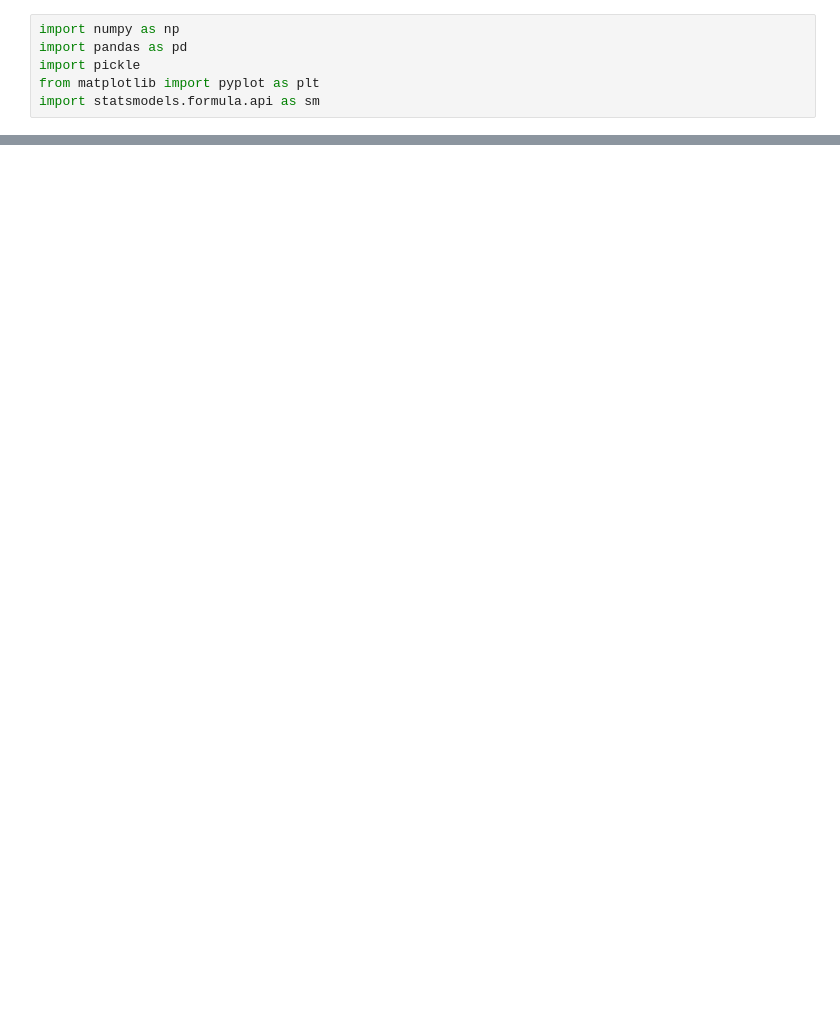
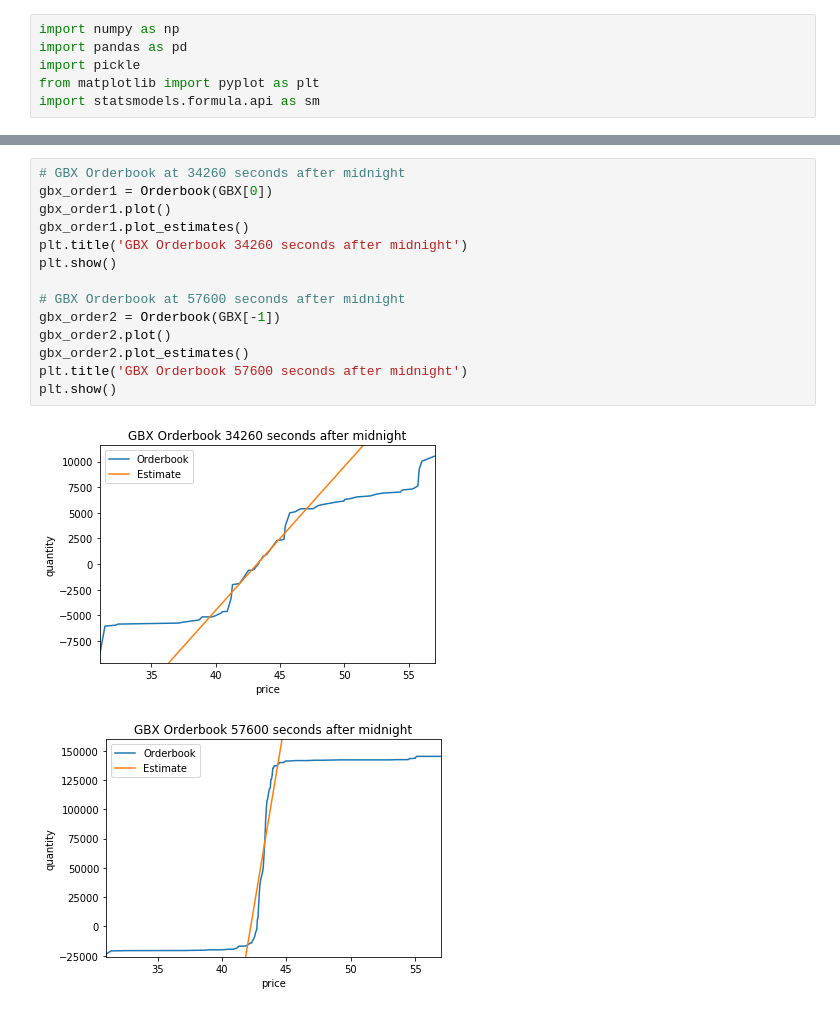
Before and after one commit to reikolaski/BootCamp2018, a Jupyter notebook: ProbSets/Econ/ProbSet6/Orderbooks.ipynb, the cells around one changed output, grey strips where cells are left out. Saved outputs shown, nothing was run; the diff lists cells and outputs as text; blank space fills up the shorter version.

```diff
--- a/ProbSets/Econ/ProbSet6/Orderbooks.ipynb
+++ b/ProbSets/Econ/ProbSet6/Orderbooks.ipynb
@@ -69,0 +103,17 @@ plt.show()
+# %%
+# GBX Orderbook at 34260 seconds after midnight
+gbx_order1 = Orderbook(GBX[0])
+gbx_order1.plot()
+gbx_order1.plot_estimates()
+plt.title('GBX Orderbook 34260 seconds after midnight')
+plt.show()
+
+# GBX Orderbook at 57600 seconds after midnight
+gbx_order2 = Orderbook(GBX[-1])
+gbx_order2.plot()
+gbx_order2.plot_estimates()
+plt.title('GBX Orderbook 57600 seconds after midnight')
+plt.show()
+# %% [output]
+[figure, added]
+[figure, added]
```
Also changed, not shown: parts of 29 cells of this notebook.
